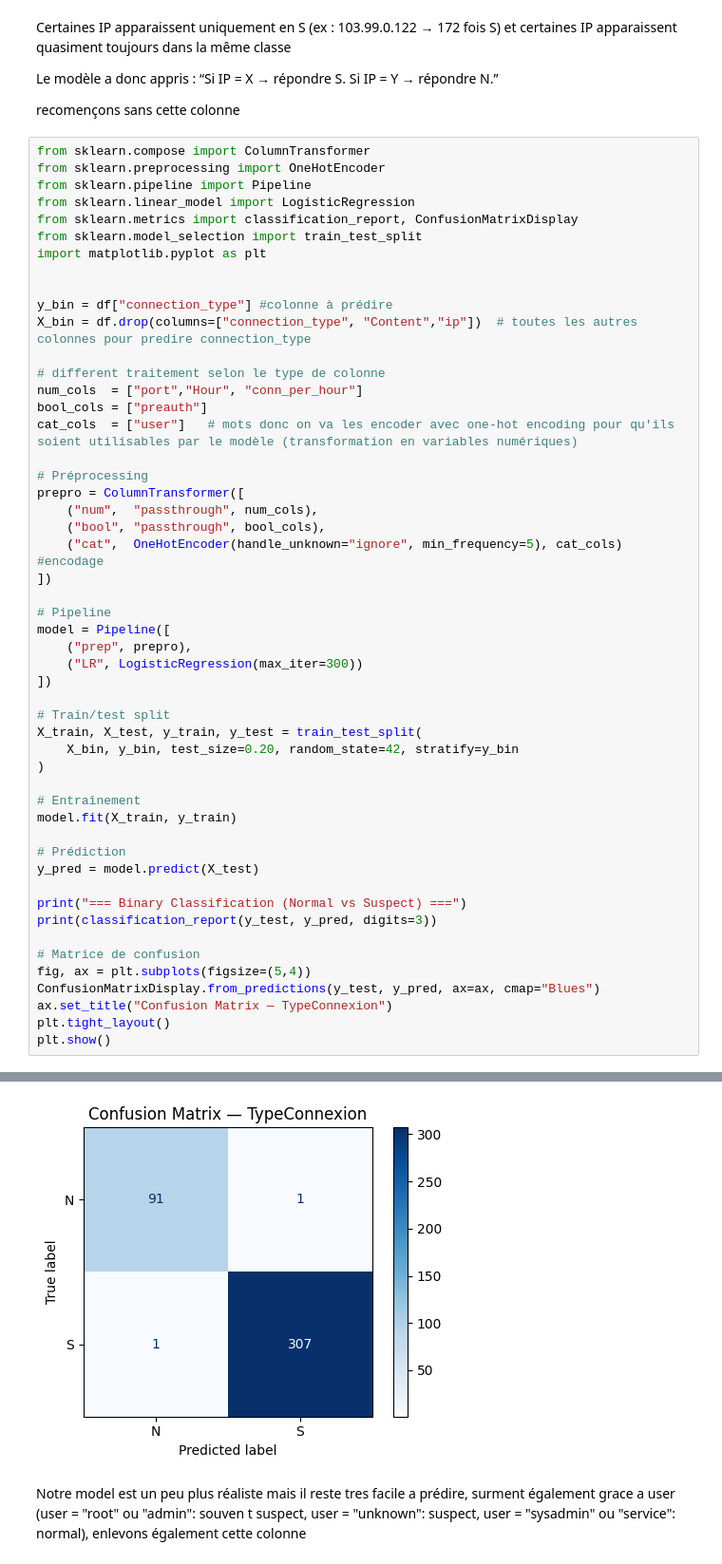
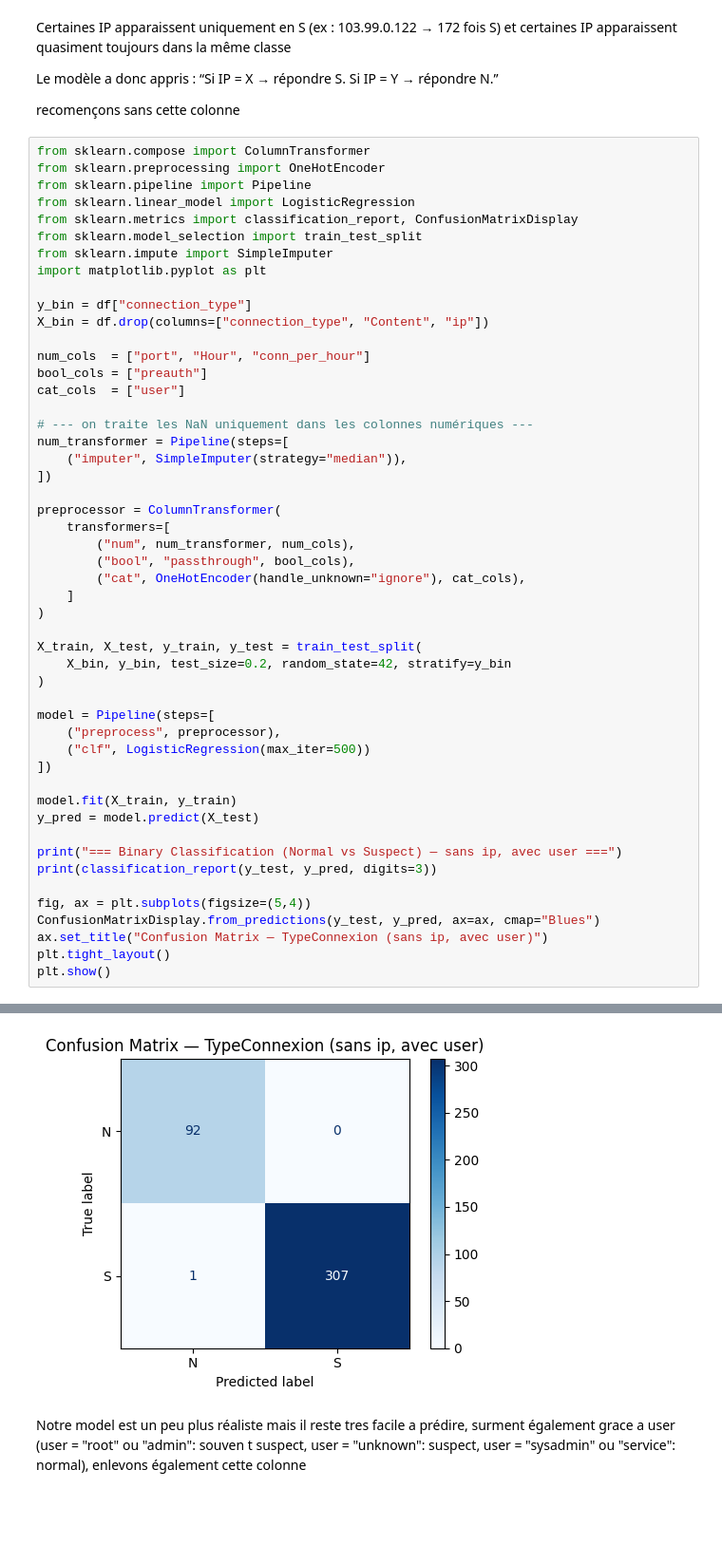
Before and after one commit to ChloeDaunas/Projet-Machine-Learning, a Jupyter notebook: Project_ML.ipynb, the cells around one changed output, grey strips where cells are left out. Shown: that part at 95% size. Cells and saved outputs as stored; diff of their text form; blank space fills up the shorter version.

```diff
--- a/Project_ML.ipynb
+++ b/Project_ML.ipynb
@@ -306,48 +283,47 @@ from sklearn.pipeline import Pipeline
 from sklearn.linear_model import LogisticRegression
 from sklearn.metrics import classification_report, ConfusionMatrixDisplay
 from sklearn.model_selection import train_test_split
+from sklearn.impute import SimpleImputer
 import matplotlib.pyplot as plt
 
+y_bin = df["connection_type"]
+X_bin = df.drop(columns=["connection_type", "Content", "ip"])
 
-y_bin = df["connection_type"] #colonne à prédire
-X_bin = df.drop(columns=["connection_type", "Content","ip"])  # toutes les autres colonnes pour predire connection_type
+num_cols  = ["port", "Hour", "conn_per_hour"]
+bool_cols = ["preauth"]
+cat_cols  = ["user"]
 
-# different traitement selon le type de colonne
-num_cols  = ["port","Hour", "conn_per_hour"]
-bool_cols = ["preauth"]
-cat_cols  = ["user"]   # mots donc on va les encoder avec one-hot encoding pour qu'ils soient utilisables par le modèle (transformation en variables numériques)
-
-# Préprocessing
-prepro = ColumnTransformer([
-    ("num",  "passthrough", num_cols),
-    ("bool", "passthrough", bool_cols),
-    ("cat",  OneHotEncoder(handle_unknown="ignore", min_frequency=5), cat_cols) #encodage
+# --- on traite les NaN uniquement dans les colonnes numériques ---
+num_transformer = Pipeline(steps=[
+    ("imputer", SimpleImputer(strategy="median")),
 ])
 
-# Pipeline
-model = Pipeline([
-    ("prep", prepro),
-    ("LR", LogisticRegression(max_iter=300))
+preprocessor = ColumnTransformer(
+    transformers=[
+        ("num", num_transformer, num_cols),
+        ("bool", "passthrough", bool_cols),
+        ("cat", OneHotEncoder(handle_unknown="ignore"), cat_cols),
+    ]
+)
+
+X_train, X_test, y_train, y_test = train_test_split(
+    X_bin, y_bin, test_size=0.2, random_state=42, stratify=y_bin
+)
+
+model = Pipeline(steps=[
+    ("preprocess", preprocessor),
+    ("clf", LogisticRegression(max_iter=500))
 ])
 
-# Train/test split
-X_train, X_test, y_train, y_test = train_test_split(
-    X_bin, y_bin, test_size=0.20, random_state=42, stratify=y_bin
-)
-
-# Entraînement
 model.fit(X_train, y_train)
-
-# Prédiction
 y_pred = model.predict(X_test)
 
-print("=== Binary Classification (Normal vs Suspect) ===")
+print("=== Binary Classification (Normal vs Suspect) — sans ip, avec user ===")
 print(classification_report(y_test, y_pred, digits=3))
 
-# Matrice de confusion
 fig, ax = plt.subplots(figsize=(5,4))
 ConfusionMatrixDisplay.from_predictions(y_test, y_pred, ax=ax, cmap="Blues")
-ax.set_title("Confusion Matrix — TypeConnexion")
+ax.set_title("Confusion Matrix — TypeConnexion (sans ip, avec user)")
 plt.tight_layout()
 plt.show()
 # %% [output]
@@ -371,4 +347,4 @@ weighted avg      0.995     0.995     0.995       400
-[figure, old version]
+[figure, new version]
 # %% [markdown]
 Notre model est un peu plus réaliste mais il reste tres facile a prédire, surment également grace a user (user = "root" ou "admin": souven t suspect, user = "unknown": suspect, user = "sysadmin" ou "service": normal), enlevons également cette colonne
 # %%
```
Also changed, not shown: parts of 17 cells of this notebook.
